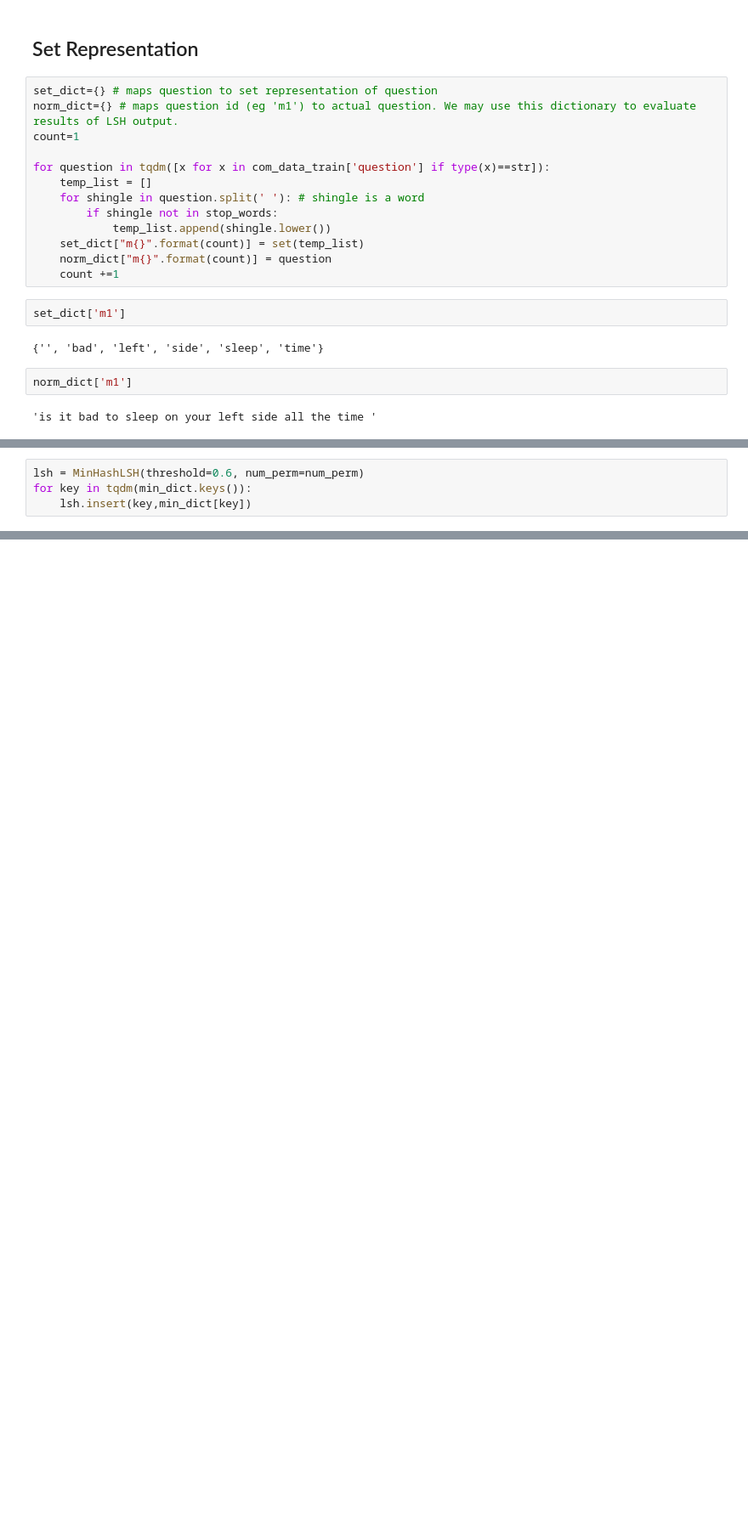
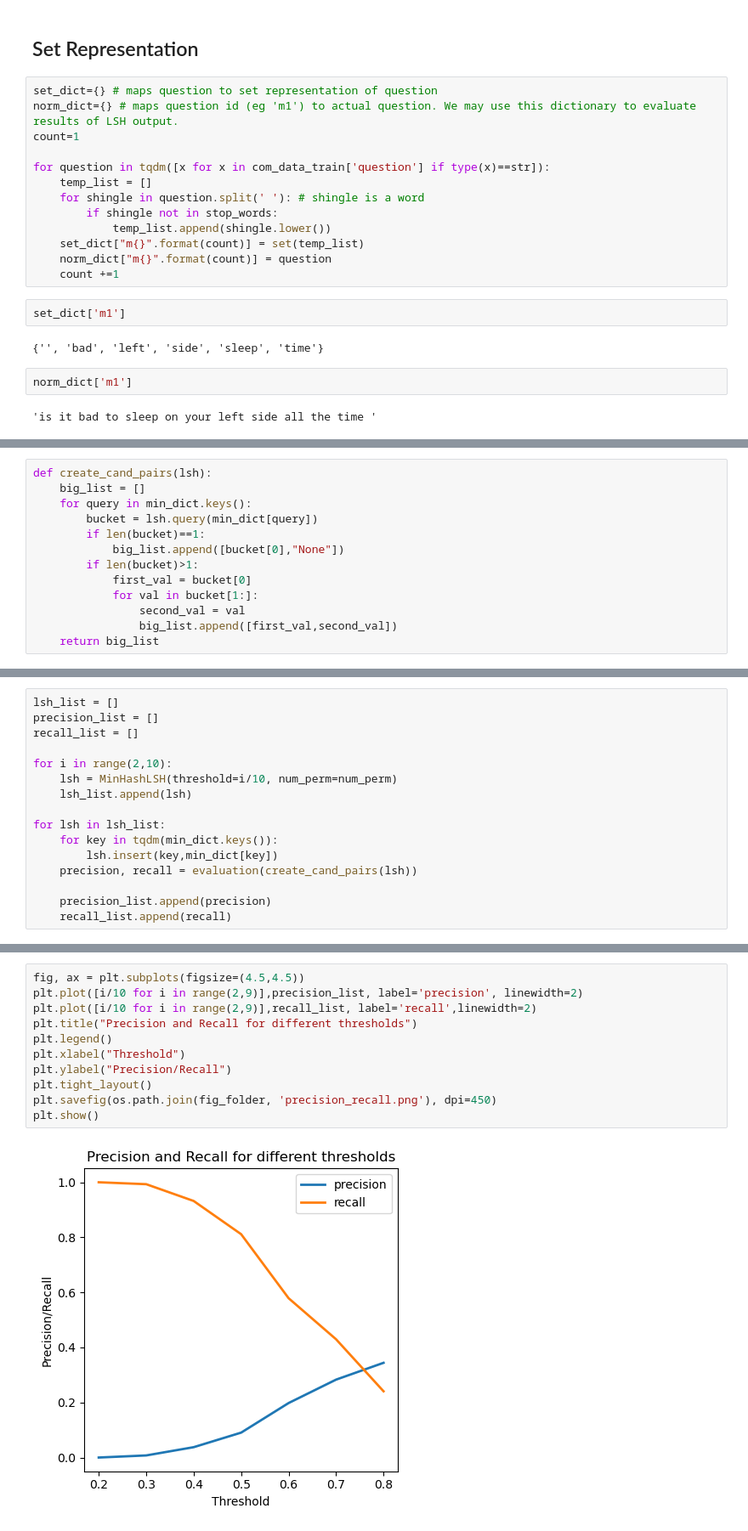
Before and after one commit to Vinnieassaulter/DataAnalytics, a Jupyter notebook: Quora-question-pair-similarity/MinhashLSH_Yusuke.ipynb, the cells around one changed output, grey strips where cells are left out. Shown at 85% size. Drawn from its saved outputs; the diff is of its cells as text; blank space fills up the shorter version.

```diff
--- a/Quora-question-pair-similarity/MinhashLSH_Yusuke.ipynb
+++ b/Quora-question-pair-similarity/MinhashLSH_Yusuke.ipynb
@@ -270,0 +195,13 @@ print(min_dict['m1'].hashvalues)
+# %%
+def create_cand_pairs(lsh):
+    big_list = []
+    for query in min_dict.keys():
+        bucket = lsh.query(min_dict[query])
+        if len(bucket)==1:
+            big_list.append([bucket[0],"None"])
+        if len(bucket)>1:
+            first_val = bucket[0]
+            for val in bucket[1:]:
+                second_val = val
+                big_list.append([first_val,second_val])
+    return big_list
@@ -271,4 +229,16 @@ print(min_dict['m1'].hashvalues)
 # %%
-lsh = MinHashLSH(threshold=0.6, num_perm=num_perm)
-for key in tqdm(min_dict.keys()):
-    lsh.insert(key,min_dict[key])
+lsh_list = []
+precision_list = []
+recall_list = []
+
+for i in range(2,10):
+    lsh = MinHashLSH(threshold=i/10, num_perm=num_perm)
+    lsh_list.append(lsh)
+
+for lsh in lsh_list:
+    for key in tqdm(min_dict.keys()):
+        lsh.insert(key,min_dict[key])
+    precision, recall = evaluation(create_cand_pairs(lsh))
+
+    precision_list.append(precision)
+    recall_list.append(recall)
@@ -317,0 +262,13 @@ recall is 0.52
+# %%
+fig, ax = plt.subplots(figsize=(4.5,4.5))
+plt.plot([i/10 for i in range(2,9)],precision_list, label='precision', linewidth=2)
+plt.plot([i/10 for i in range(2,9)],recall_list, label='recall',linewidth=2)
+plt.title("Precision and Recall for different thresholds")
+plt.legend()
+plt.xlabel("Threshold")
+plt.ylabel("Precision/Recall")
+plt.tight_layout()
+plt.savefig(os.path.join(fig_folder, 'precision_recall.png'), dpi=450)
+plt.show()
+# %% [output]
+[figure, added]
```
Also changed, not shown: parts of 21 cells of this notebook, 2 other files.
